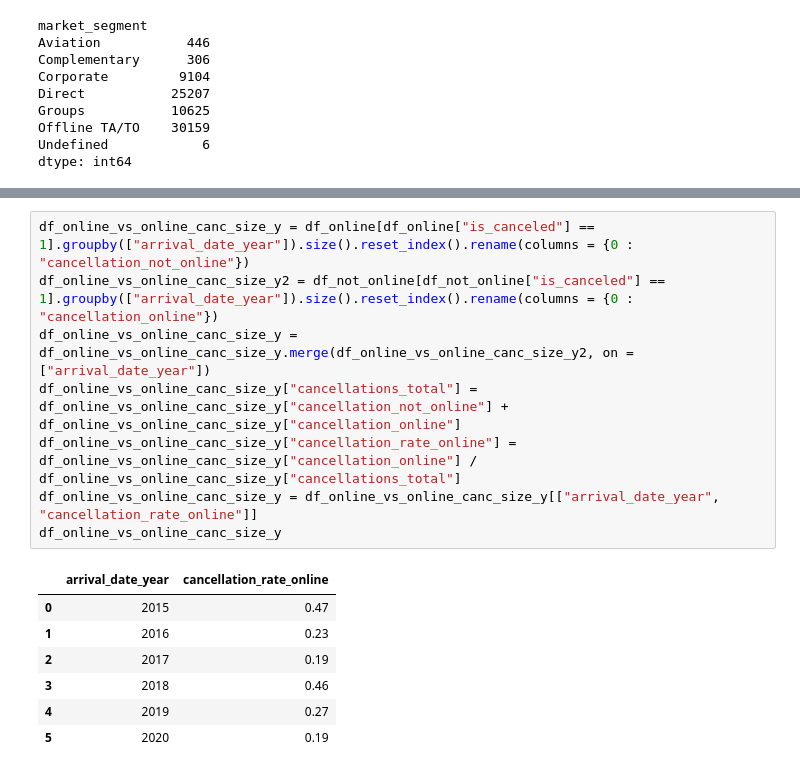
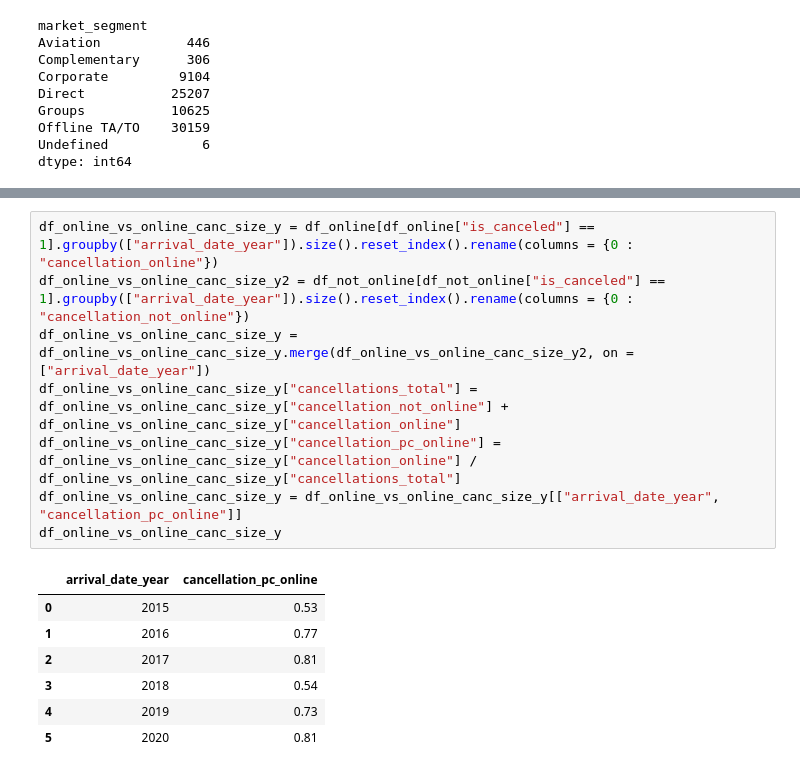
Before and after one commit to dngsus/data_analysis, a Jupyter notebook: 01 Hotel Bookings/01 Hotel v01.ipynb, the cells around one changed output, grey strips where cells are left out. Cells and saved outputs as stored; diff of their text form.

```diff
--- a/01 Hotel Bookings/01 Hotel v01.ipynb
+++ b/01 Hotel Bookings/01 Hotel v01.ipynb
@@ -1530,16 +1649,16 @@ df_online_vs_online_canc_size
 # %%
-df_online_vs_online_canc_size_y = df_online[df_online["is_canceled"] == 1].groupby(["arrival_date_year"]).size().reset_index().rename(columns = {0 : "cancellation_not_online"})
-df_online_vs_online_canc_size_y2 = df_not_online[df_not_online["is_canceled"] == 1].groupby(["arrival_date_year"]).size().reset_index().rename(columns = {0 : "cancellation_online"})
+df_online_vs_online_canc_size_y = df_online[df_online["is_canceled"] == 1].groupby(["arrival_date_year"]).size().reset_index().rename(columns = {0 : "cancellation_online"})
+df_online_vs_online_canc_size_y2 = df_not_online[df_not_online["is_canceled"] == 1].groupby(["arrival_date_year"]).size().reset_index().rename(columns = {0 : "cancellation_not_online"})
 df_online_vs_online_canc_size_y = df_online_vs_online_canc_size_y.merge(df_online_vs_online_canc_size_y2, on = ["arrival_date_year"])
 df_online_vs_online_canc_size_y["cancellations_total"] = df_online_vs_online_canc_size_y["cancellation_not_online"] + df_online_vs_online_canc_size_y["cancellation_online"]
-df_online_vs_online_canc_size_y["cancellation_rate_online"] =  df_online_vs_online_canc_size_y["cancellation_online"] / df_online_vs_online_canc_size_y["cancellations_total"]
-df_online_vs_online_canc_size_y = df_online_vs_online_canc_size_y[["arrival_date_year", "cancellation_rate_online"]]
+df_online_vs_online_canc_size_y["cancellation_pc_online"] =  df_online_vs_online_canc_size_y["cancellation_online"] / df_online_vs_online_canc_size_y["cancellations_total"]
+df_online_vs_online_canc_size_y = df_online_vs_online_canc_size_y[["arrival_date_year", "cancellation_pc_online"]]
 df_online_vs_online_canc_size_y
 # %% [output]
-|  | arrival_date_year | cancellation_rate_online |
-| 0 | 2015 | 0.47 |
-| 1 | 2016 | 0.23 |
-| 2 | 2017 | 0.19 |
-| 3 | 2018 | 0.46 |
-| 4 | 2019 | 0.27 |
-| 5 | 2020 | 0.19 |
+|  | arrival_date_year | cancellation_pc_online |
+| 0 | 2015 | 0.53 |
+| 1 | 2016 | 0.77 |
+| 2 | 2017 | 0.81 |
+| 3 | 2018 | 0.54 |
+| 4 | 2019 | 0.73 |
+| 5 | 2020 | 0.81 |
```
Also changed, not shown: parts of 76 cells of this notebook.
